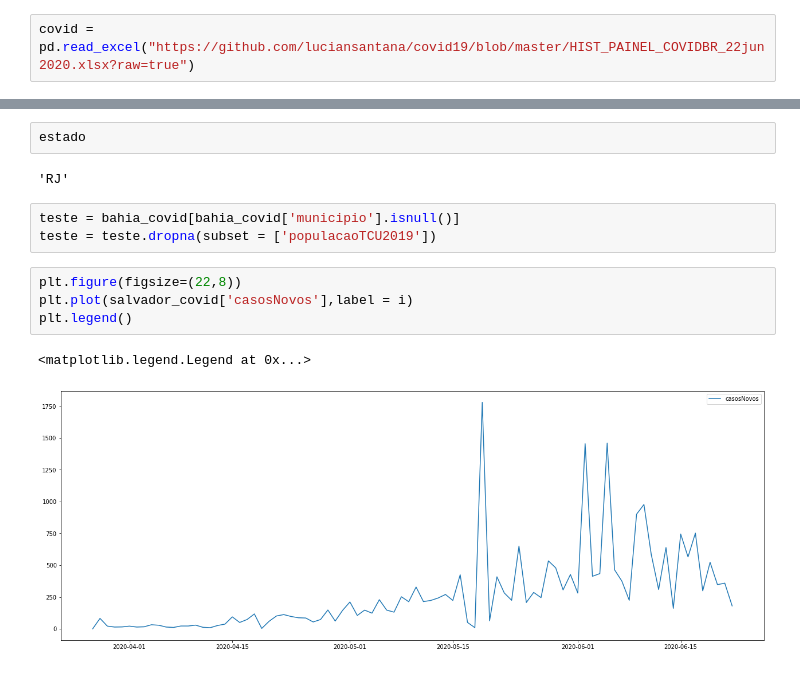
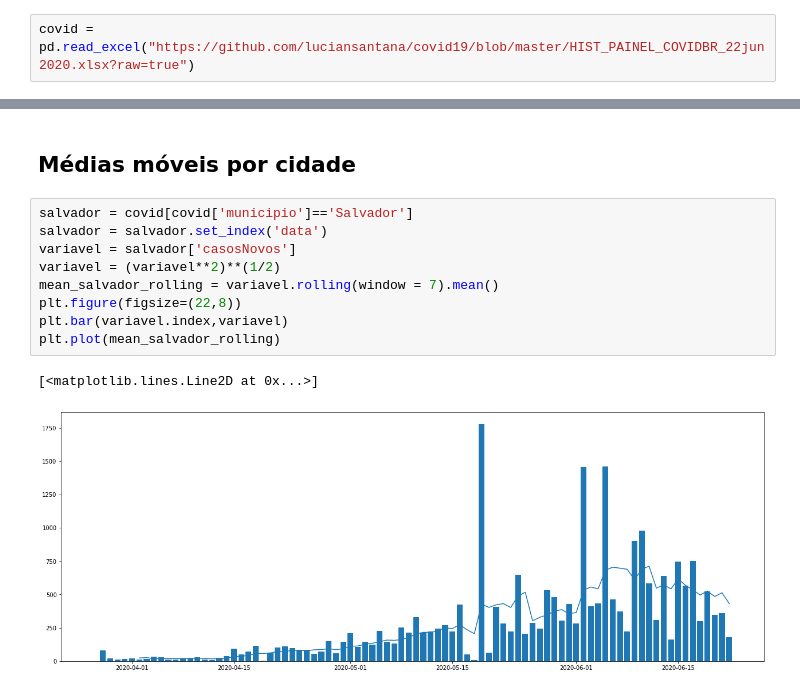
Before and after one commit to luciansantana/covid19, a Jupyter notebook: Covid19.ipynb, the cells around one changed output, grey strips where cells are left out. Saved outputs shown, nothing was run; the diff lists cells and outputs as text.

```diff
--- a/Covid19.ipynb
+++ b/Covid19.ipynb
@@ -52,14 +28,14 @@ for i in cod1:
-# %%
-estado
-# %% [output]
-'RJ'
-# %%
-teste = bahia_covid[bahia_covid['municipio'].isnull()]
-teste = teste.dropna(subset = ['populacaoTCU2019'])
-# %%
-plt.figure(figsize=(22,8))
-plt.plot(salvador_covid['casosNovos'],label = i)
-plt.legend()
-# %% [output]
-<matplotlib.legend.Legend at 0x...>
-[figure, removed]
+# %% [markdown]
+## Médias móveis por cidade
+# %%
+salvador = covid[covid['municipio']=='Salvador']
+salvador = salvador.set_index('data')
+variavel = salvador['casosNovos']
+variavel = (variavel**2)**(1/2)
+mean_salvador_rolling = variavel.rolling(window = 7).mean()
+plt.figure(figsize=(22,8))
+plt.bar(variavel.index,variavel)
+plt.plot(mean_salvador_rolling)
+# %% [output]
+[<matplotlib.lines.Line2D at 0x...>]
+[figure, added]
```
Also changed, not shown: parts of 9 cells of this notebook.
